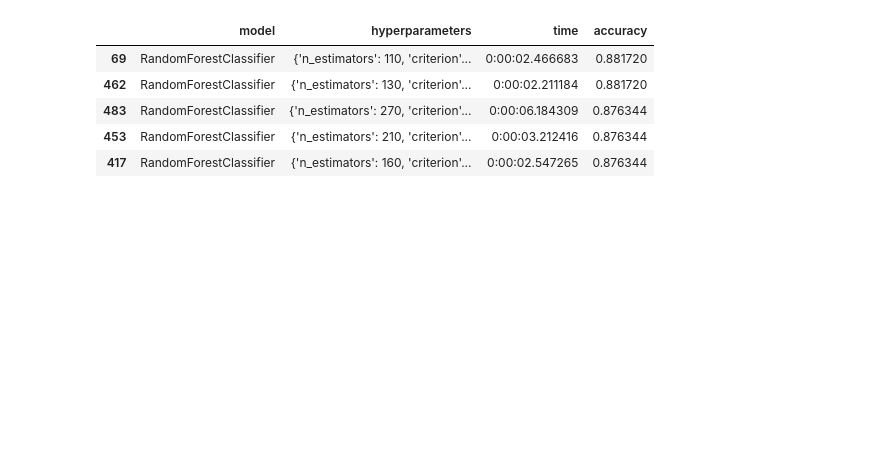
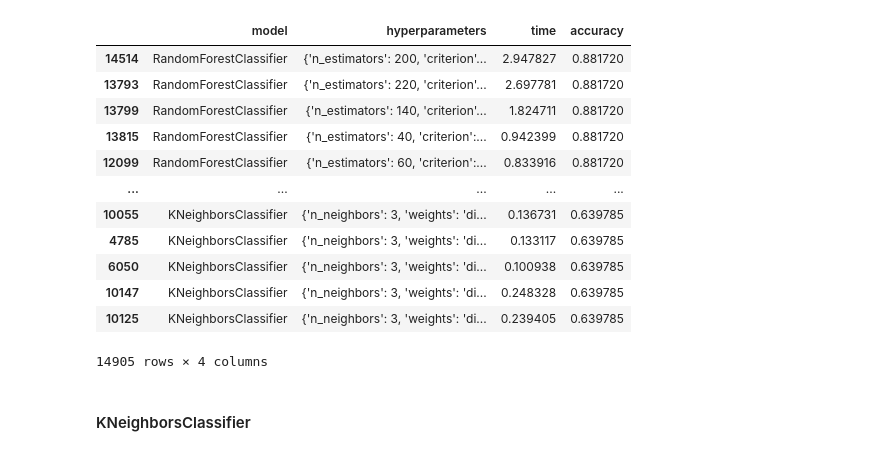
Before and after one commit to uriellmendezz/Titanic, a Jupyter notebook: jupyter/testing.ipynb, the cells around one changed output. Cells and saved outputs as stored; diff of their text form; code cells hidden in the pictures; blank space fills up the shorter version.

```diff
--- a/jupyter/testing.ipynb
+++ b/jupyter/testing.ipynb
@@ -22,0 +8,6 @@ print(len(rf_combinations))
+# %%
+archivos = os.listdir('../datasets/results')
+dfs = [pd.read_csv(f'../datasets/results/{a}') for a in archivos]
+
+df = pd.concat(dfs)
+df.sample(5)
@@ -22,0 +30,4 @@ print(len(rf_combinations))
+# %%
+# Elimino los valores nulos
+df = df.dropna().reset_index(drop = True)
+df.sample(5)
@@ -23,9 +43,18 @@ print(len(rf_combinations))
 # %%
-df.sort_values('accuracy', ascending = False)[:5]
+df.sort_values('accuracy', ascending=False)
 # %% [output]
 |  | model | hyperparameters | time | accuracy |
-| 69 | RandomForestClassifier | {'n_estimators': 110, 'criterion'... | 0:00:02.466683 | 0.881720 |
-| 462 | RandomForestClassifier | {'n_estimators': 130, 'criterion'... | 0:00:02.211184 | 0.881720 |
-| 483 | RandomForestClassifier | {'n_estimators': 270, 'criterion'... | 0:00:06.184309 | 0.876344 |
-| 453 | RandomForestClassifier | {'n_estimators': 210, 'criterion'... | 0:00:03.212416 | 0.876344 |
-| 417 | RandomForestClassifier | {'n_estimators': 160, 'criterion'... | 0:00:02.547265 | 0.876344 |
+| 14514 | RandomForestClassifier | {'n_estimators': 200, 'criterion'... | 2.947827 | 0.881720 |
+| 13793 | RandomForestClassifier | {'n_estimators': 220, 'criterion'... | 2.697781 | 0.881720 |
+| 13799 | RandomForestClassifier | {'n_estimators': 140, 'criterion'... | 1.824711 | 0.881720 |
+| 13815 | RandomForestClassifier | {'n_estimators': 40, 'criterion':... | 0.942399 | 0.881720 |
+| 12099 | RandomForestClassifier | {'n_estimators': 60, 'criterion':... | 0.833916 | 0.881720 |
+| ... | ... | ... | ... | ... |
+| 10055 | KNeighborsClassifier | {'n_neighbors': 3, 'weights': 'di... | 0.136731 | 0.639785 |
+| 4785 | KNeighborsClassifier | {'n_neighbors': 3, 'weights': 'di... | 0.133117 | 0.639785 |
+| 6050 | KNeighborsClassifier | {'n_neighbors': 3, 'weights': 'di... | 0.100938 | 0.639785 |
+| 10147 | KNeighborsClassifier | {'n_neighbors': 3, 'weights': 'di... | 0.248328 | 0.639785 |
+| 10125 | KNeighborsClassifier | {'n_neighbors': 3, 'weights': 'di... | 0.239405 | 0.639785 |
+14905 rows × 4 columns
+# %% [markdown]
+#### KNeighborsClassifier
```
Also changed, not shown: parts of 20 cells of this notebook, 14 other files.
